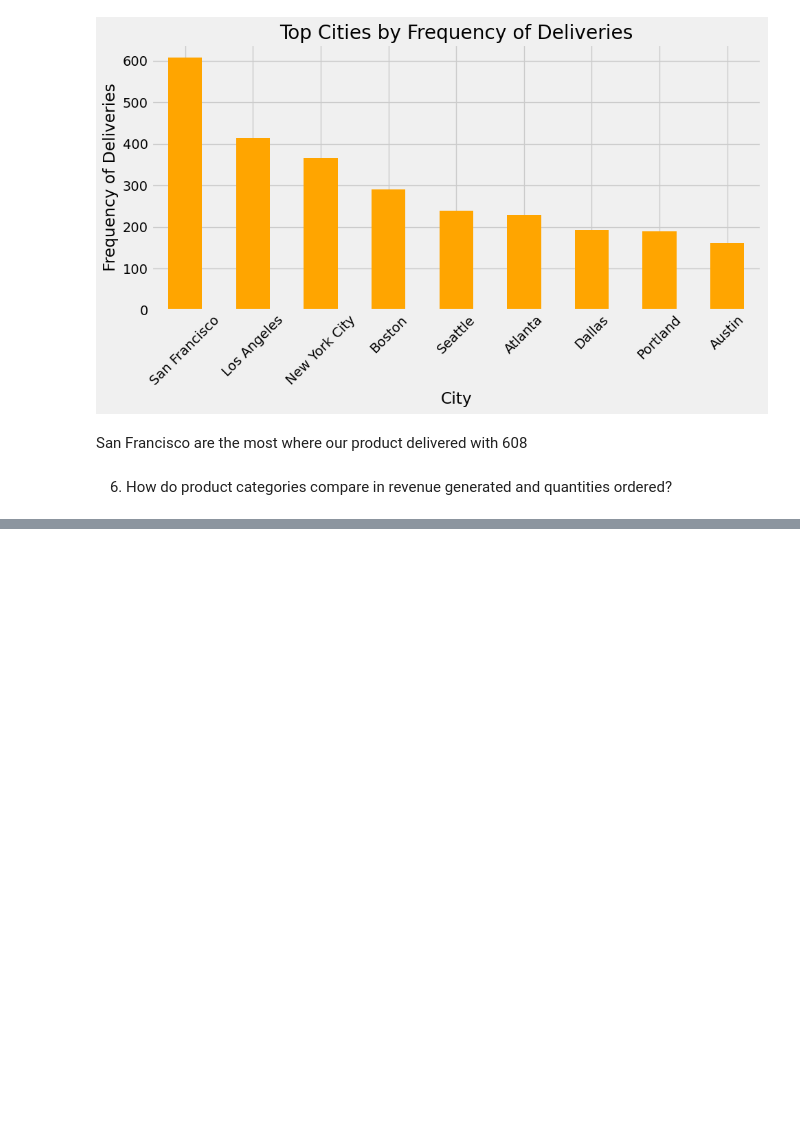
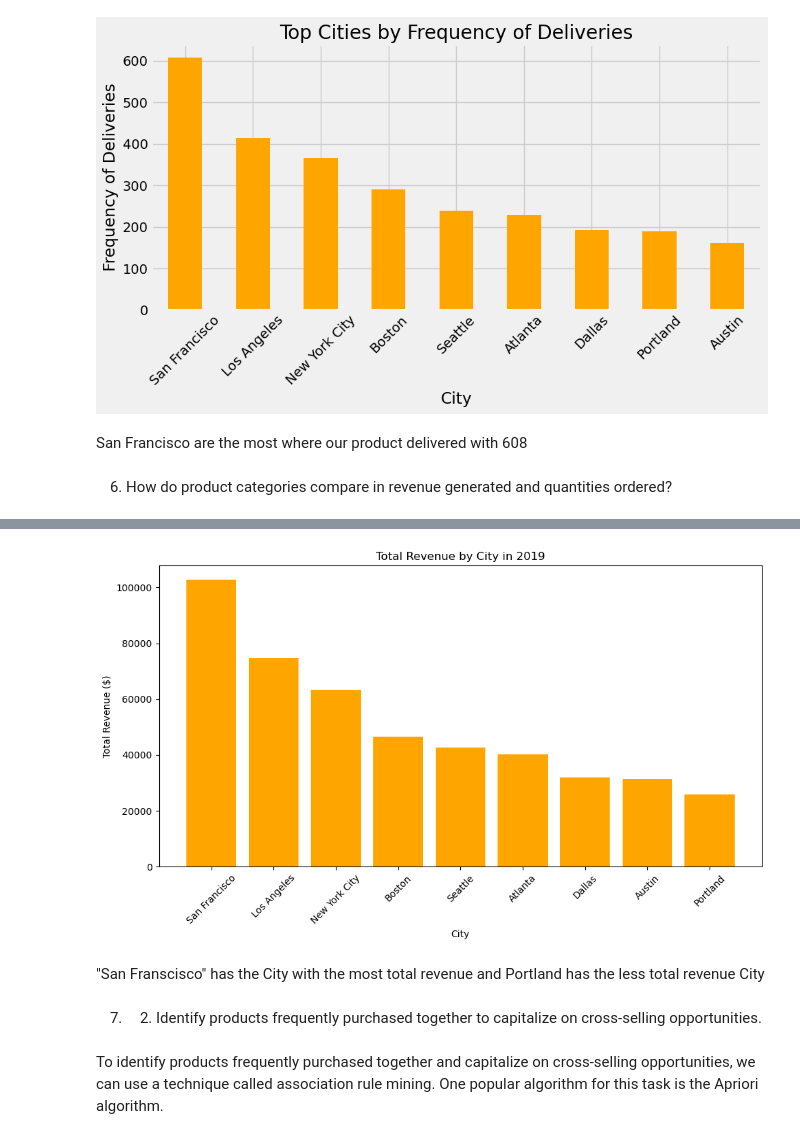
Before and after one commit to bambadij/sales_data_collected_2019, a Jupyter notebook: project.ipynb, the cells around one changed output, grey strips where cells are left out. Saved outputs shown, nothing was run; the diff lists cells and outputs as text; code cells hidden in the pictures; blank space fills up the shorter version.

```diff
--- a/project.ipynb
+++ b/project.ipynb
@@ -1206,0 +1273,25 @@ San Francisco are the most where our product delivered with 608
+# %%
+#let's group the data by city
+city_stats = data_2019.groupby('City').agg({'Total Revenue':'sum','Quantity Ordered':'sum'}).reset_index()
+
+#sort cities by total revenue in descending order
+city_stats = city_stats.sort_values(by='Total Revenue',ascending=False)
+
+#let's visualize the top cities by total revenue
+
+plt.figure(figsize=(10,6))
+plt.bar(city_stats['City'],city_stats['Total Revenue'],color='orange')
+plt.xlabel('City')
+plt.ylabel('Total Revenue ($)')
+plt.title('Total Revenue by City in 2019')
+plt.xticks(rotation=45)
+plt.tight_layout()
+plt.show()
+# %% [output]
+[figure, added]
+# %% [markdown]
+"San Franscisco" has the City with the most total revenue and Portland has the less total revenue City
+# %% [markdown]
+7. 2.  Identify products frequently purchased together to capitalize on cross-selling opportunities.
+# %% [markdown]
+To identify products frequently purchased together and capitalize on cross-selling opportunities, we can use a technique called association rule mining. One popular algorithm for this task is the Apriori algorithm.
```
Also changed, not shown: parts of 15 cells of this notebook, 6 other files.
